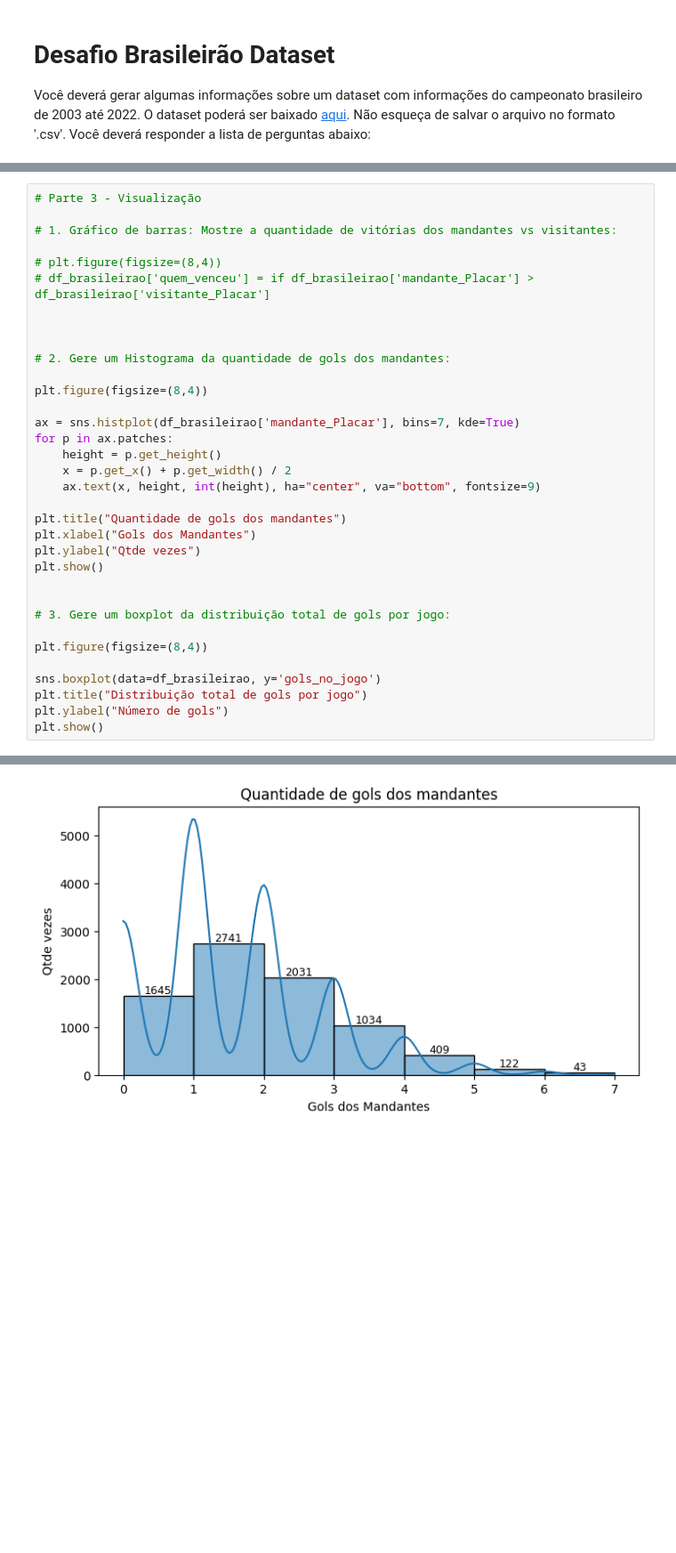
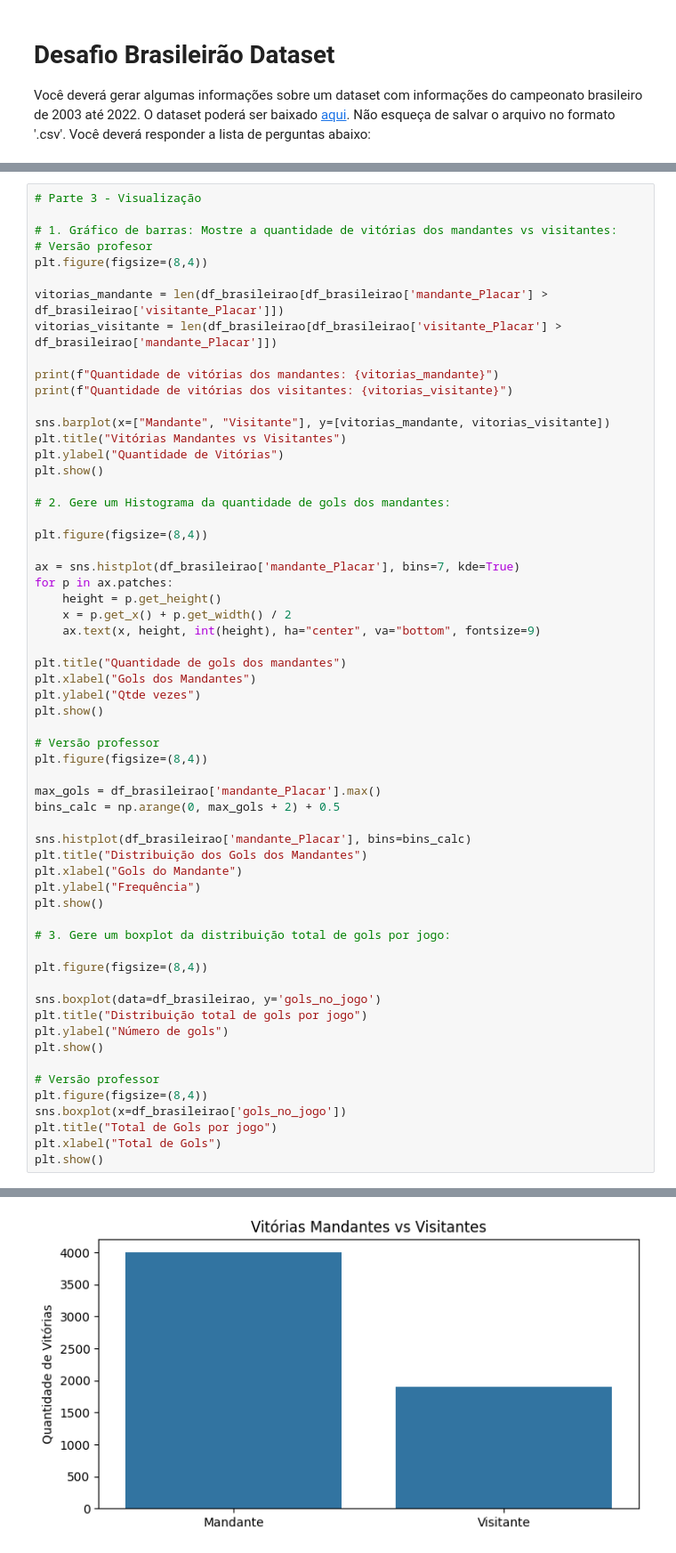
Before and after one commit to daniel19vasco/An-lise-de--Dados, a Jupyter notebook: A04_Desafio_brasileirao/desafio_brasileirao.ipynb, the cells around one changed output, grey strips where cells are left out. Shown at 89% size. Saved outputs shown, nothing was run; the diff lists cells and outputs as text; blank space fills up the shorter version.

Commit message:
resolução desafio brasileirao

```diff
--- a/A04_Desafio_brasileirao/desafio_brasileirao.ipynb
+++ b/A04_Desafio_brasileirao/desafio_brasileirao.ipynb
@@ -141,11 +201,19 @@ print(f"Jogos com 3 gols ou mais: {df_brasileirao[df_brasileirao['gols_no_jogo']
 # Parte 3 - Visualização
 
 # 1. Gráfico de barras: Mostre a quantidade de vitórias dos mandantes vs visitantes:
+# Versão profesor
+plt.figure(figsize=(8,4))
 
-# plt.figure(figsize=(8,4))
-# df_brasileirao['quem_venceu'] = if df_brasileirao['mandante_Placar'] > df_brasileirao['visitante_Placar']
+vitorias_mandante = len(df_brasileirao[df_brasileirao['mandante_Placar'] > df_brasileirao['visitante_Placar']])
+vitorias_visitante = len(df_brasileirao[df_brasileirao['visitante_Placar'] > df_brasileirao['mandante_Placar']])
 
+print(f"Quantidade de vitórias dos mandantes: {vitorias_mandante}")
+print(f"Quantidade de vitórias dos visitantes: {vitorias_visitante}")
 
+sns.barplot(x=["Mandante", "Visitante"], y=[vitorias_mandante, vitorias_visitante])
+plt.title("Vitórias Mandantes vs Visitantes")
+plt.ylabel("Quantidade de Vitórias")
+plt.show()
 
 # 2. Gere um Histograma da quantidade de gols dos mandantes:
 
@@ -162,6 +230,17 @@ plt.xlabel("Gols dos Mandantes")
 plt.ylabel("Qtde vezes")
 plt.show()
 
+# Versão professor
+plt.figure(figsize=(8,4))
+
+max_gols = df_brasileirao['mandante_Placar'].max()
+bins_calc = np.arange(0, max_gols + 2) + 0.5
+
+sns.histplot(df_brasileirao['mandante_Placar'], bins=bins_calc)
+plt.title("Distribuição dos Gols dos Mandantes")
+plt.xlabel("Gols do Mandante")
+plt.ylabel("Frequência")
+plt.show()
 
 # 3. Gere um boxplot da distribuição total de gols por jogo:
 
@@ -171,4 +250,11 @@ sns.boxplot(data=df_brasileirao, y='gols_no_jogo')
 plt.title("Distribuição total de gols por jogo")
 plt.ylabel("Número de gols")
 plt.show()
+
+# Versão professor
+plt.figure(figsize=(8,4))
+sns.boxplot(x=df_brasileirao['gols_no_jogo'])
+plt.title("Total de Gols por jogo")
+plt.xlabel("Total de Gols")
+plt.show()
 # %% [output]
@@ -175 +263 @@ plt.show()
-[figure, old version]
+[figure, new version]
```
Also changed, not shown: parts of 4 cells of this notebook.
